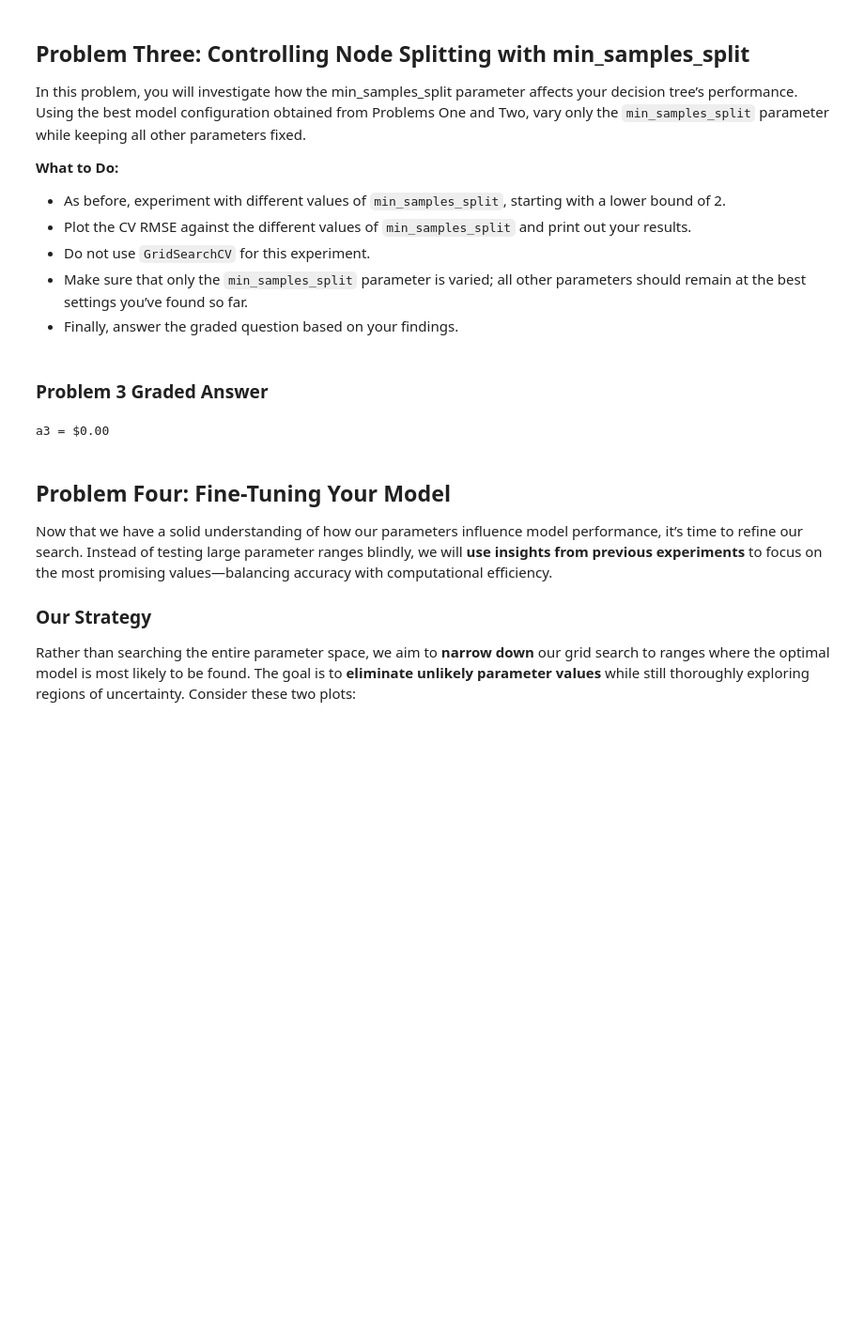
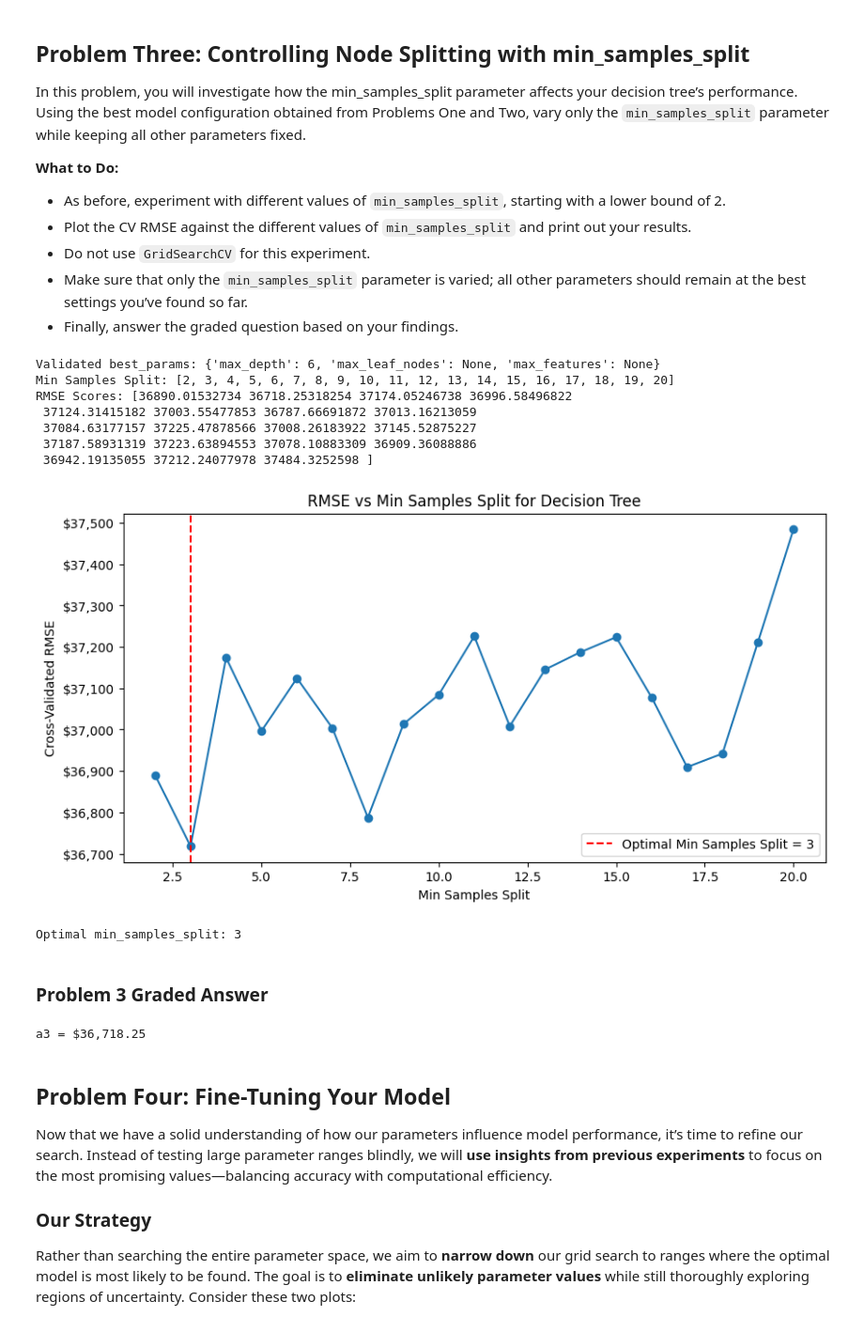
Before and after one commit to ndumay/Module3Assignments2-Final, a Jupyter notebook: Mod3-Week6/Homework_06.ipynb, the cells around one changed output. Shown at 94% size. Saved outputs shown, nothing was run; the diff lists cells and outputs as text; code cells hidden in the pictures; blank space fills up the shorter version.

```diff
--- a/Mod3-Week6/Homework_06.ipynb
+++ b/Mod3-Week6/Homework_06.ipynb
@@ -420,7 +549,8 @@ What to Do:
 # %%
 # TODO:  This *should* have produced an improvement in the score. Assign the variable to this new, improved CV RMSE score
 
-a2 =  0.0                                # Just to get it to run without error; your answer here
+# Store the new improved RMSE score for grading
+a2 = np.min(rmse_scores)                               # Just to get it to run without error; your answer here
 
 print(f'a2 = ${a2:,.2f}')
 # %% [output]
@@ -442,13 +570,86 @@ In this problem, you will investigate how the min_samples_split parameter affect
+# %%
+import numpy as np
+import matplotlib.pyplot as plt
+import matplotlib.ticker as mticker
+
+# Define a range of min_samples_split values to test
+min_samples_split_values = list(range(2, 21))  # Testing values from 2 to 20
+rmse_scores = []
+
+# Validate best_params to avoid invalid values
+best_params = {
+    "max_depth": a1b,
+    "max_leaf_nodes": a1c if a1c is None or a1c >= 2 else None,  # Ensure valid leaf nodes
+    "max_features": a2 if a2 is None or (isinstance(a2, int) and a2 >= 1) or (isinstance(a2, float) and 0.0 < a2 <= 1.0) else None  # Ensure valid features
+}
+
+# Debugging prints
+print(f"Validated best_params: {best_params}")
+
+# Loop through each min_samples_split value and compute RMSE
+for min_samples in min_samples_split_values:
+    mse = run_decision_tree_regressor(
+        X_train, y_train,
+        max_depth=best_params["max_depth"],
+        max_leaf_nodes=best_params["max_leaf_nodes"],  # Ensured valid value
+        max_features=best_params["max_features"],
+        min_samples_split=min_samples
+    )
+    rmse_scores.append(np.sqrt(mse))  # Convert MSE to RMSE
+
+# Convert results to a NumPy array for analysis
+rmse_scores = np.array(rmse_scores)
+
+# Debugging: Check if values exist
+print("Min Samples Split:", min_samples_split_values)
+print("RMSE Scores:", rmse_scores)
+
+# Ensure data exists before proceeding
+if len(rmse_scores) == 0 or len(min_samples_split_values) == 0:
+    raise ValueError("No RMSE values computed. Check run_decision_tree_regressor function.")
+
+# Find the best min_samples_split value that minimizes RMSE
+best_min_samples_split = min_samples_split_values[np.argmin(rmse_scores)]
+
+# Plot RMSE vs. min_samples_split
+plt.figure(figsize=(10, 5))
+plt.plot(min_samples_split_values, rmse_scores, marker='o', linestyle='-')
+plt.xlabel("Min Samples Split")
+plt.ylabel("Cross-Validated RMSE")
+plt.title("RMSE vs Min Samples Split for Decision Tree")
+
+# Format y-axis labels in dollars
+plt.gca().yaxis.set_major_formatter(mticker.FuncFormatter(dollar_format))
+
+# Highlight the best min_samples_split on the plot
+plt.axvline(best_min_samples_split, color='red', linestyle='--', label=f'Optimal Min Samples Split = {best_min_samples_split}')
+plt.legend()
+
+# Show the plot
+plt.show()
+
+# Print the best RMSE score
+print(f'Optimal min_samples_split: {best_min_samples_split}')
+# %% [output]
+Validated best_params: {'max_depth': 6, 'max_leaf_nodes': None, 'max_features': None}
+Min Samples Split: [2, 3, 4, 5, 6, 7, 8, 9, 10, 11, 12, 13, 14, 15, 16, 17, 18, 19, 20]
+RMSE Scores: [36890.01532734 36718.25318254 37174.05246738 36996.58496822
+ 37124.31415182 37003.55477853 36787.66691872 37013.16213059
+ 37084.63177157 37225.47878566 37008.26183922 37145.52875227
+ 37187.58931319 37223.63894553 37078.10883309 36909.36088886
+ 36942.19135055 37212.24077978 37484.3252598 ]
+[figure, added]
+Optimal min_samples_split: 3
 # %% [markdown]
 ### Problem 3 Graded Answer
 # %%
 # TODO:  Assign the variable to this best CV RMSE score.
 
-a3 = 0.0                                # Just to get it to run without error; your answer here
+a3 = np.min(rmse_scores)                              # Just to get it to run without error; your answer here
 
 print(f'a3 = ${a3:,.2f}')
 # %% [output]
-a3 = $0.00
+a3 = $36,718.25
 # %% [markdown]
 ## **Problem Four: Fine-Tuning Your Model**
 
```
Also changed, not shown: parts of 13 cells of this notebook.
